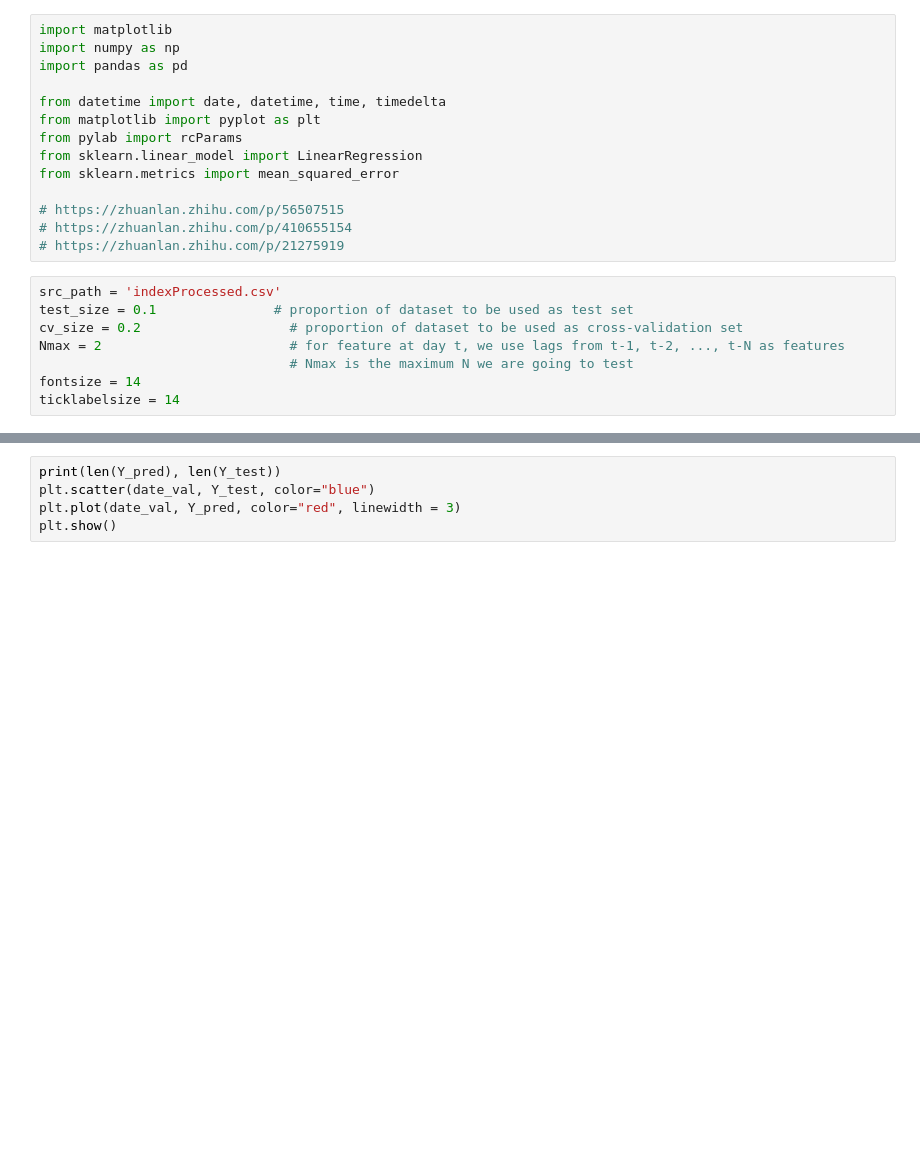
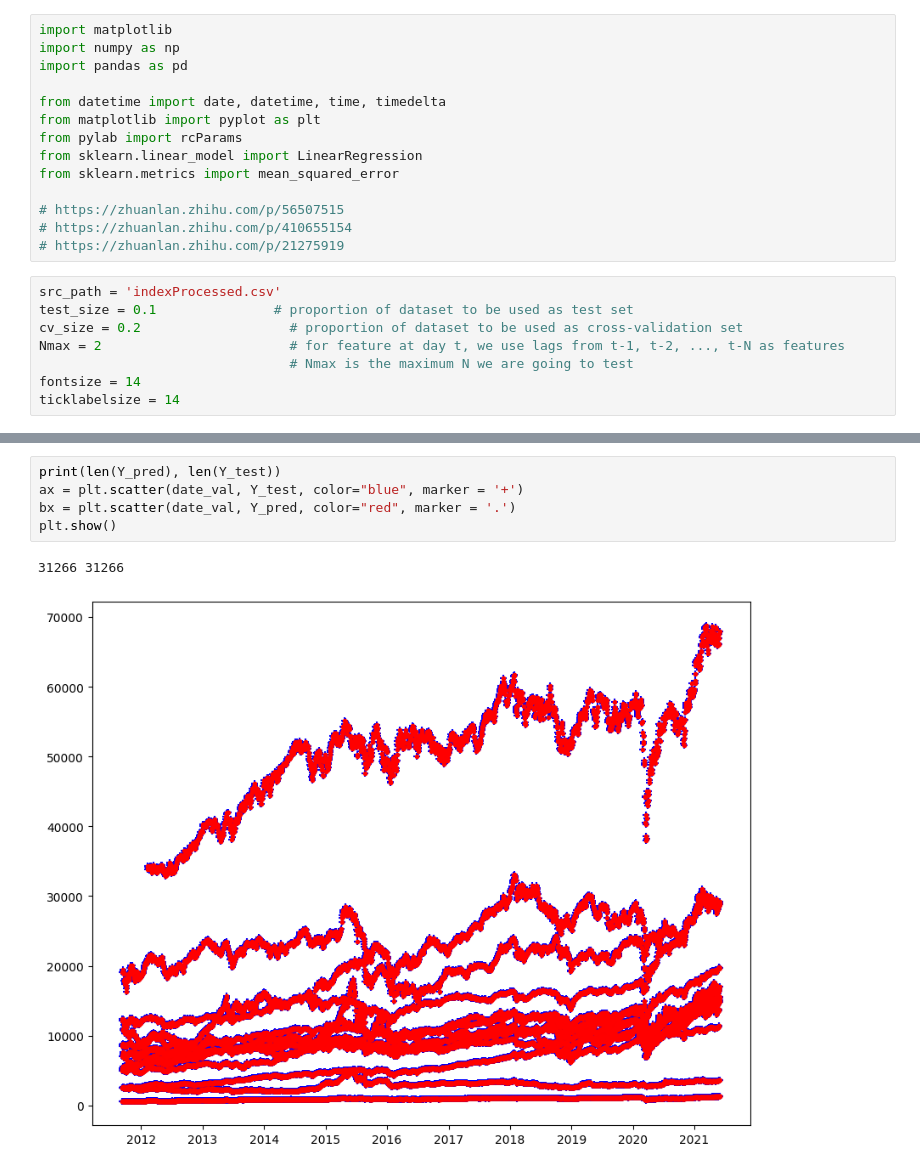
Before and after one commit to blue-debug/Security-van-evolutionary-algorithm, a Jupyter notebook: security/leaning from data.ipynb, the cells around one changed output, grey strips where cells are left out. Drawn from its saved outputs; the diff is of its cells as text; blank space fills up the shorter version.

Commit message:
change chart point

```diff
--- a/security/leaning from data.ipynb
+++ b/security/leaning from data.ipynb
@@ -148,8 +217,11 @@ print("Coefficient of determination: %.2f" % r2_score(Y_test, Y_pred))
 # %%
 print(len(Y_pred), len(Y_test))
-plt.scatter(date_val, Y_test, color="blue")
-plt.plot(date_val, Y_pred, color="red", linewidth = 3)
+ax = plt.scatter(date_val, Y_test, color="blue", marker = '+')
+bx = plt.scatter(date_val, Y_pred, color="red", marker = '.')
 plt.show()
+# %% [output]
+31266 31266
+[figure, added]
 # %%
 from sklearn.metrics import explained_variance_score
 print(explained_variance_score(Y_test, Y_pred))
```
Also changed, not shown: parts of 10 cells of this notebook.
